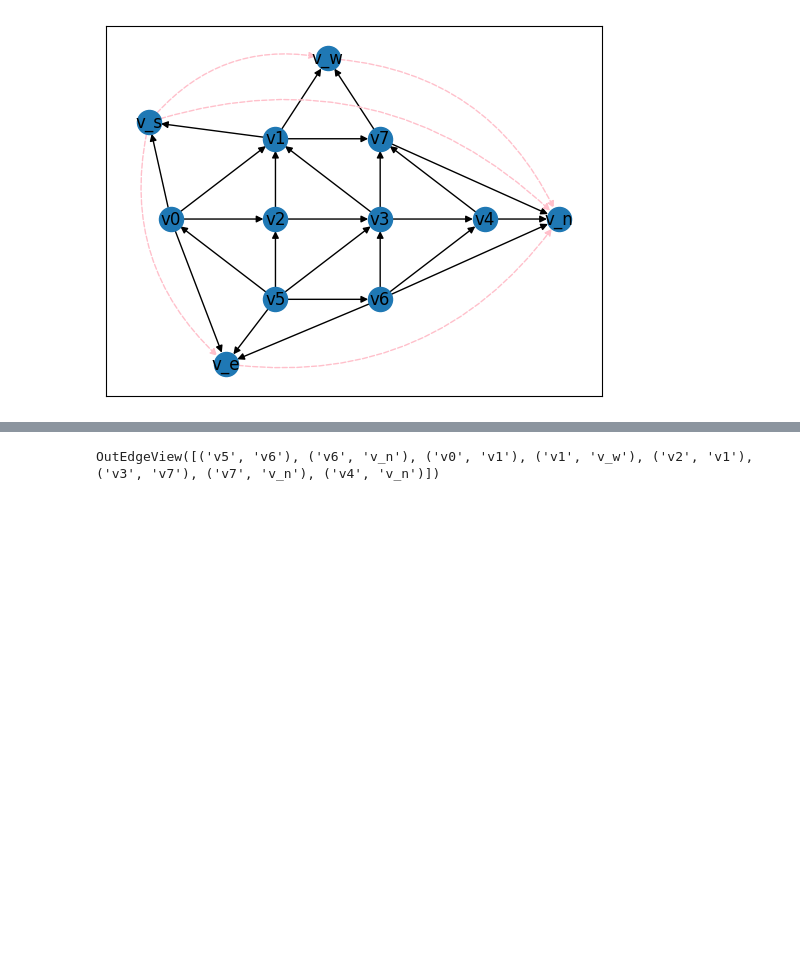
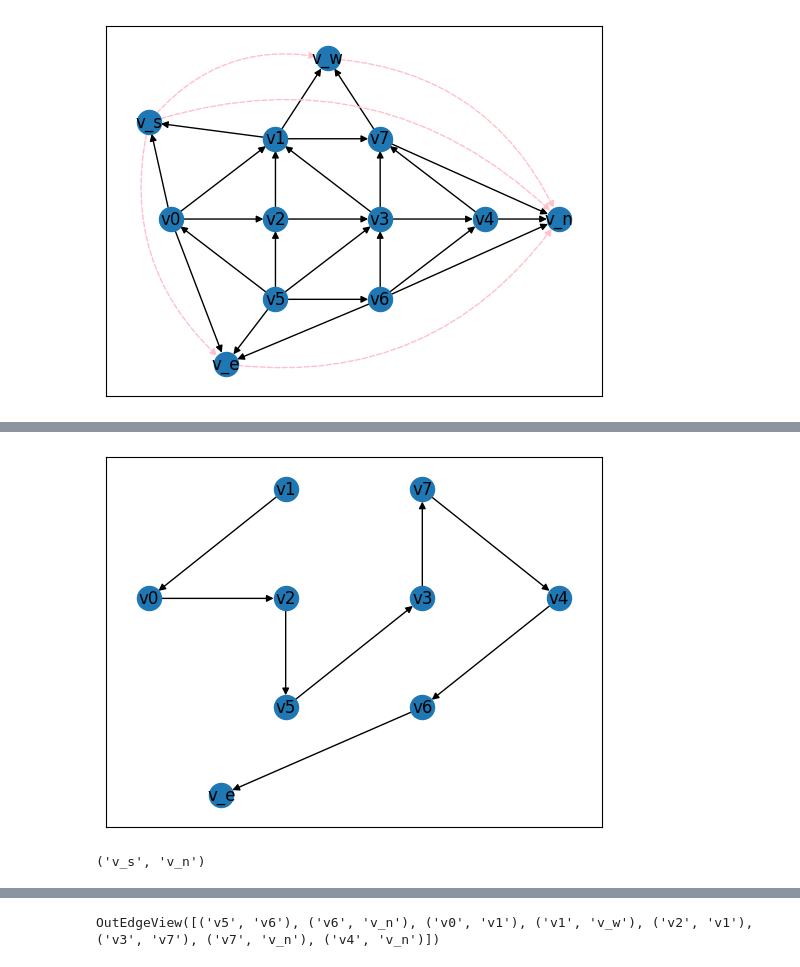
Before and after one commit to juliet29/graph2plan, a Jupyter notebook: notebooks/03_1_draw_four_complete.ipynb, the cells around one changed output, grey strips where cells are left out. Cells and saved outputs as stored; diff of their text form; code cells hidden in the pictures; blank space fills up the shorter version.

```diff
--- a/notebooks/03_1_draw_four_complete.ipynb
+++ b/notebooks/03_1_draw_four_complete.ipynb
@@ -29,0 +66,8 @@ g = test_rel()
+# %%
+nx.draw_networkx(T1, G_c.full_pos)
+# %% [output]
+[figure, added]
+# %%
+check_is_source_target_graph(T1)
+# %% [output]
+('v_s', 'v_n')
```
Also changed, not shown: parts of 20 cells of this notebook, 7 other files.
